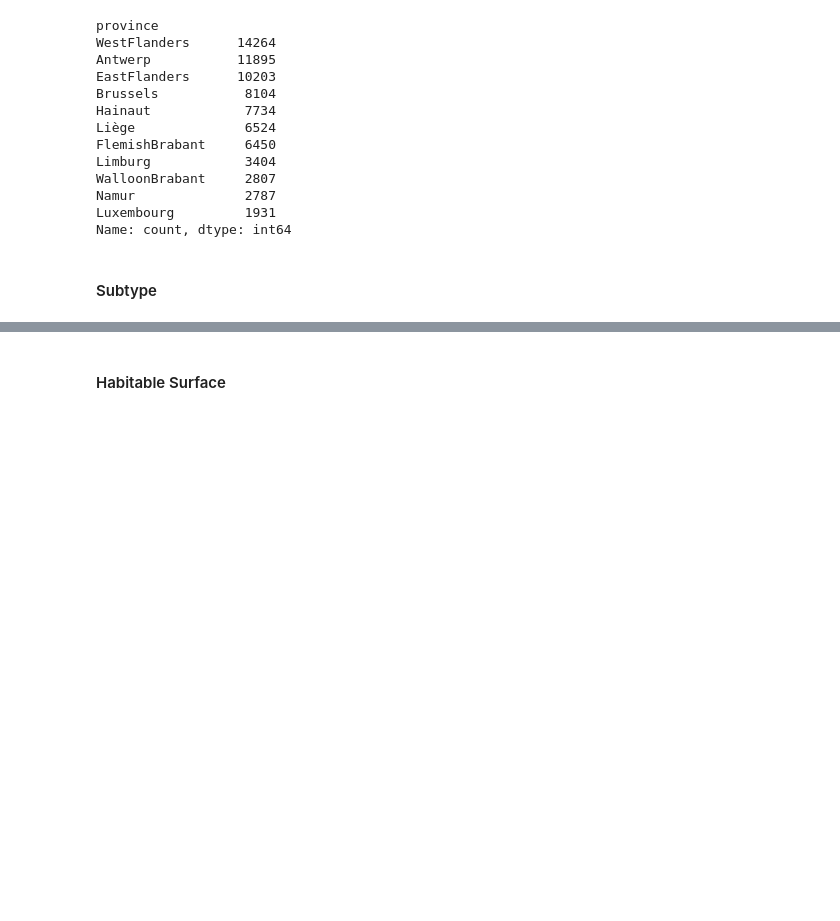
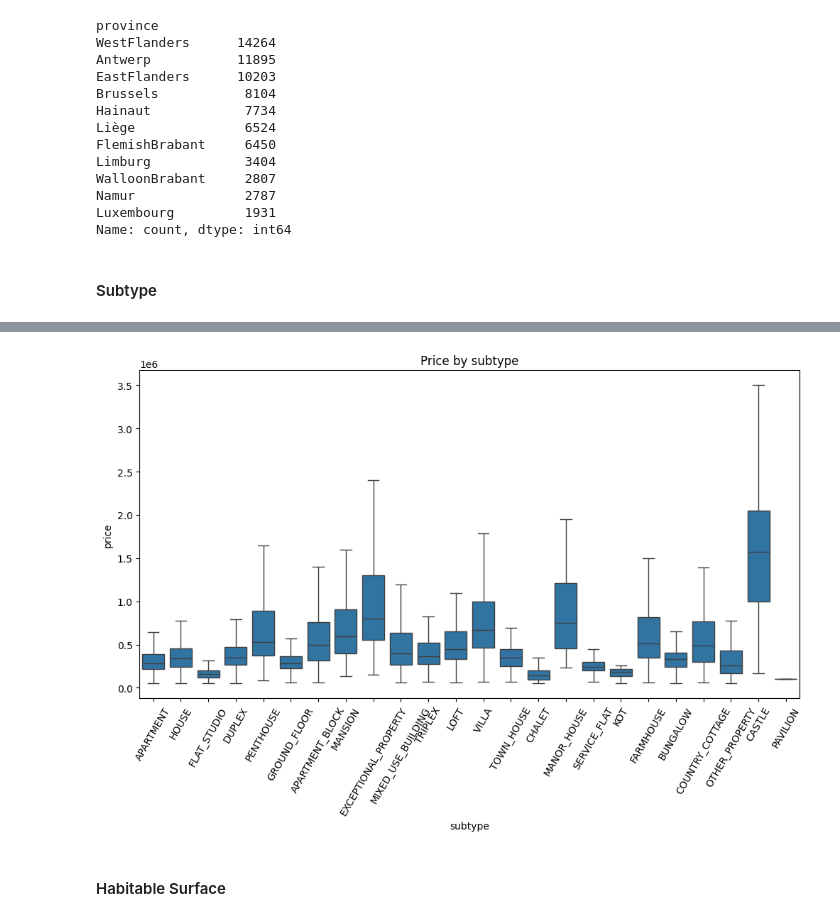
Before and after one commit to hermstefanny/immo-eliza-analysis, a Jupyter notebook: eda_draft.ipynb, the cells around one changed output, grey strips where cells are left out. Saved outputs shown, nothing was run; the diff lists cells and outputs as text; code cells hidden in the pictures; blank space fills up the shorter version.

```diff
--- a/eda_draft.ipynb
+++ b/eda_draft.ipynb
@@ -278,9 +431,11 @@ df_subtype
 # %%
 plt.figure(figsize=(12, 6))
 sns.boxplot(x='subtype', y='price', data=df_subtype,  showfliers=False )
-plt.xticks(rotation=45)
+plt.xticks(rotation=60)
 plt.title('Price by subtype')
 plt.show()
+# %% [output]
+[figure, added]
 # %% [markdown]
 #### Habitable Surface
 # %%
```
Also changed, not shown: parts of 23 cells of this notebook.
